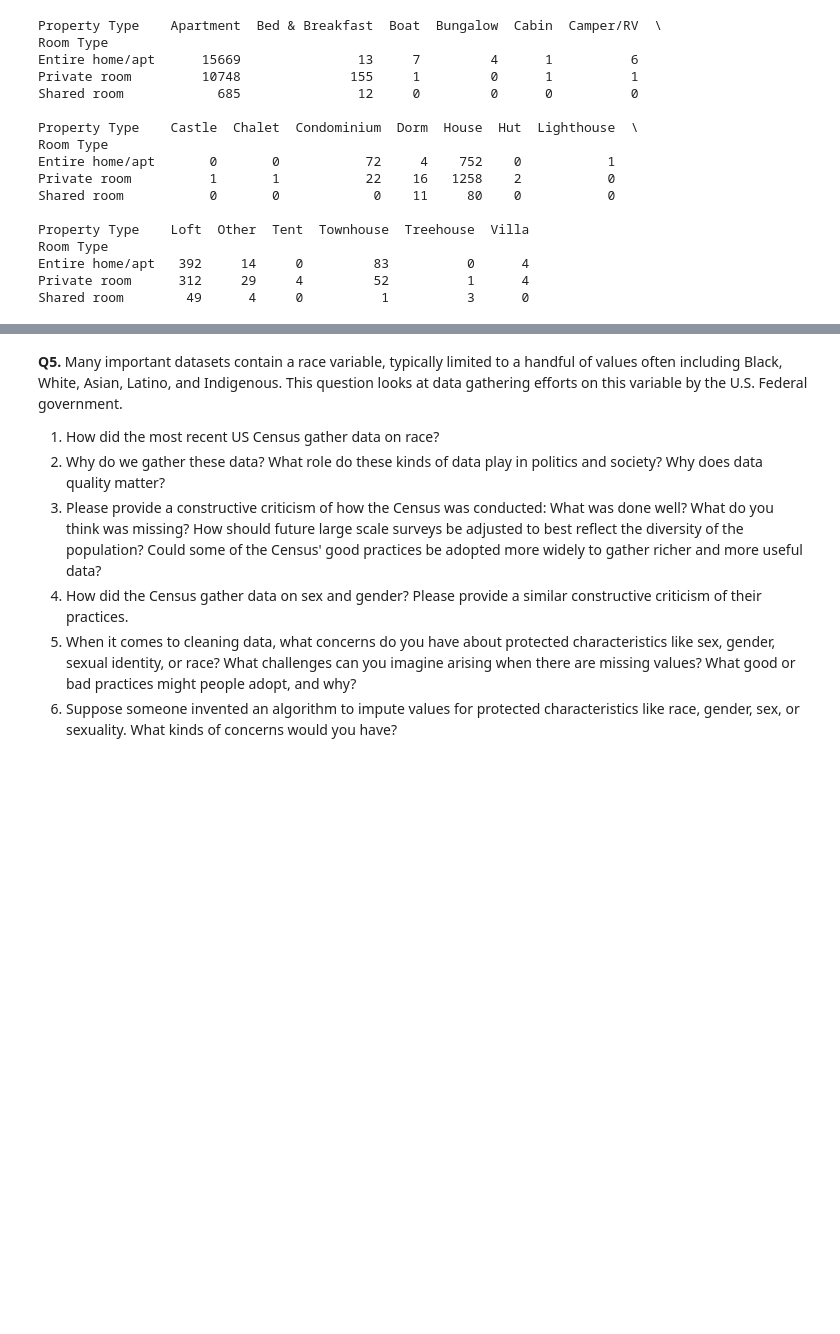
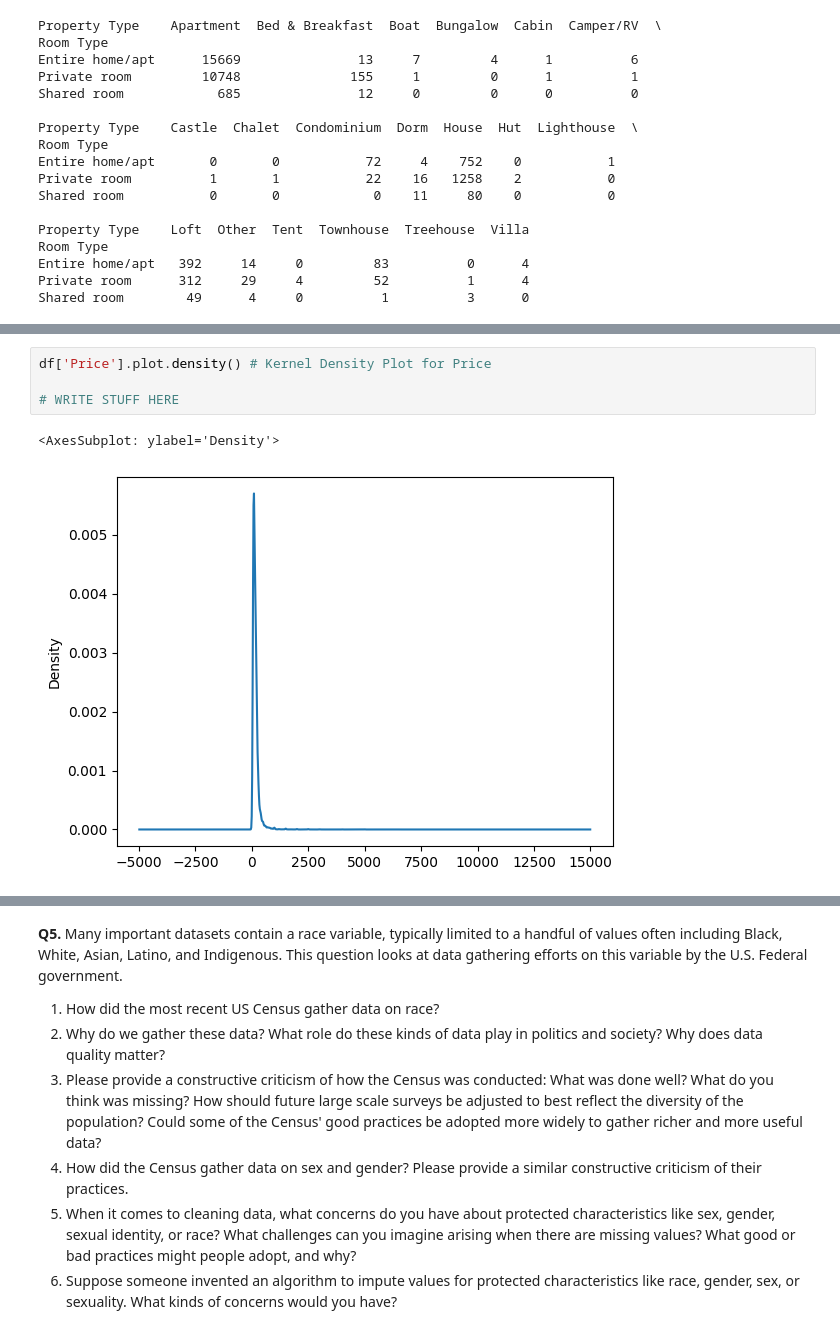
Before and after one commit to gdgurrola/assignment2, a Jupyter notebook: assignment2.ipynb, the cells around one changed output, grey strips where cells are left out. Saved outputs shown, nothing was run; the diff lists cells and outputs as text; blank space fills up the shorter version.

```diff
--- a/assignment2.ipynb
+++ b/assignment2.ipynb
@@ -239,0 +257,7 @@ Shared room        49      4     0          1          3      0
+# %%
+df['Price'].plot.density() # Kernel Density Plot for Price
+
+# WRITE STUFF HERE
+# %% [output]
+<AxesSubplot: ylabel='Density'>
+[figure, added]
```
Also changed, not shown: parts of 8 cells of this notebook, 1 other file.
